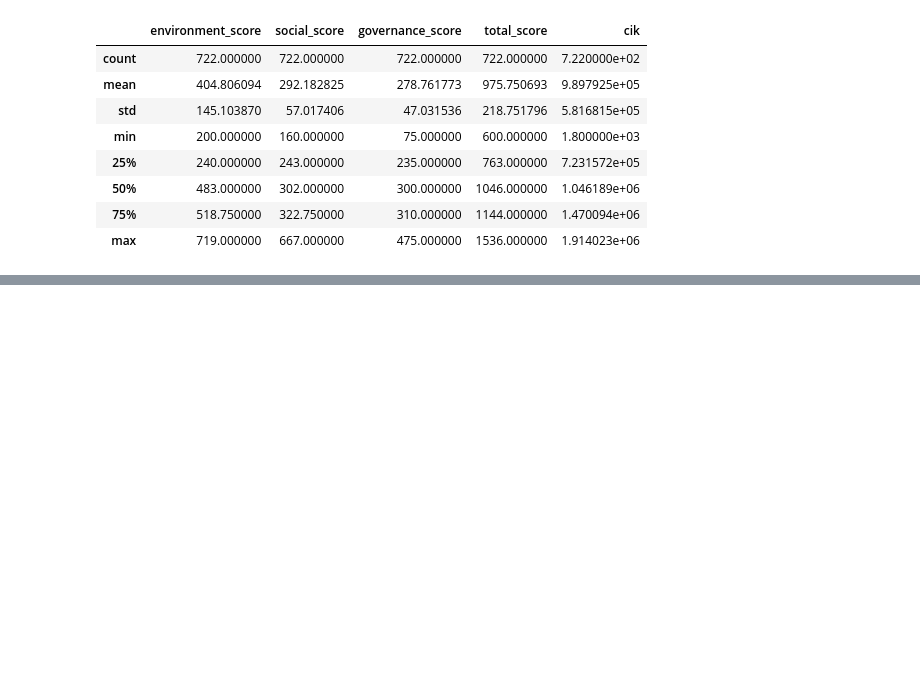
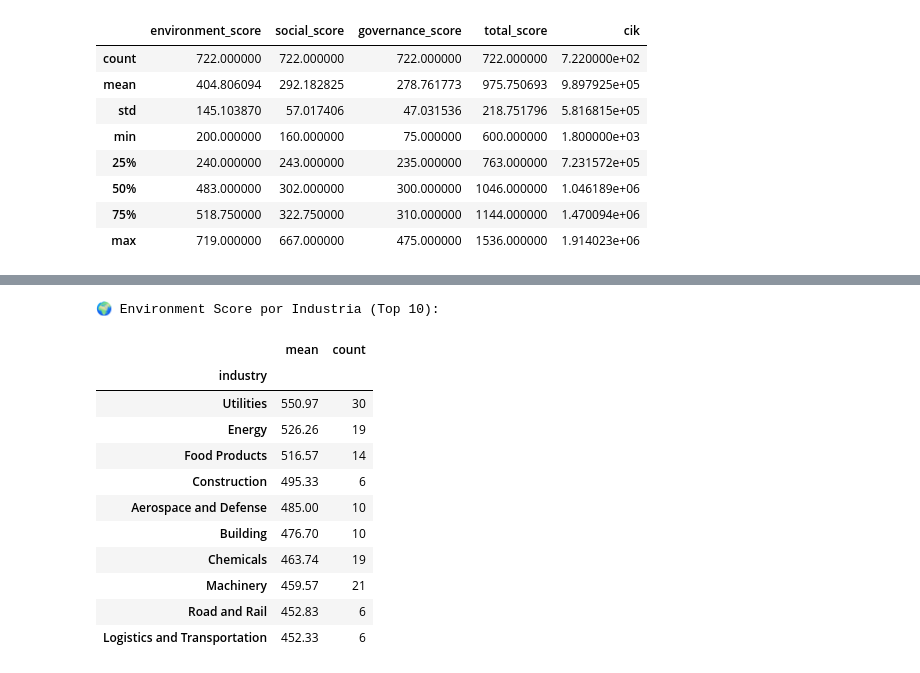
Before and after one commit to mcmoucheron/Portfolio-for-Remote-Data-Roles-Projects, a Jupyter notebook: ESG_Analysis_Global_Chile_v1.ipynb, the cells around one changed output, grey strips where cells are left out. Saved outputs shown, nothing was run; the diff lists cells and outputs as text; code cells hidden in the pictures; blank space fills up the shorter version.

```diff
--- a/ESG_Analysis_Global_Chile_v1.ipynb
+++ b/ESG_Analysis_Global_Chile_v1.ipynb
@@ -58,0 +92,20 @@ dtype: object
+# %%
+# Promedio environment_score por industria (top 10 industrias)
+industry_env = df.groupby('industry')['environment_score'].agg(['mean', 'count']).round(2)
+industry_env = industry_env[industry_env['count'] >= 5].sort_values('mean', ascending=False).head(10)
+print("🌍 Environment Score por Industria (Top 10):")
+industry_env
+# %% [output]
+🌍 Environment Score por Industria (Top 10):
+|  | mean | count |
+| industry |  |  |
+| Utilities | 550.97 | 30 |
+| Energy | 526.26 | 19 |
+| Food Products | 516.57 | 14 |
+| Construction | 495.33 | 6 |
+| Aerospace and Defense | 485.00 | 10 |
+| Building | 476.70 | 10 |
+| Chemicals | 463.74 | 19 |
+| Machinery | 459.57 | 21 |
+| Road and Rail | 452.83 | 6 |
+| Logistics and Transportation | 452.33 | 6 |
```
Also changed, not shown: parts of 3 cells of this notebook.
